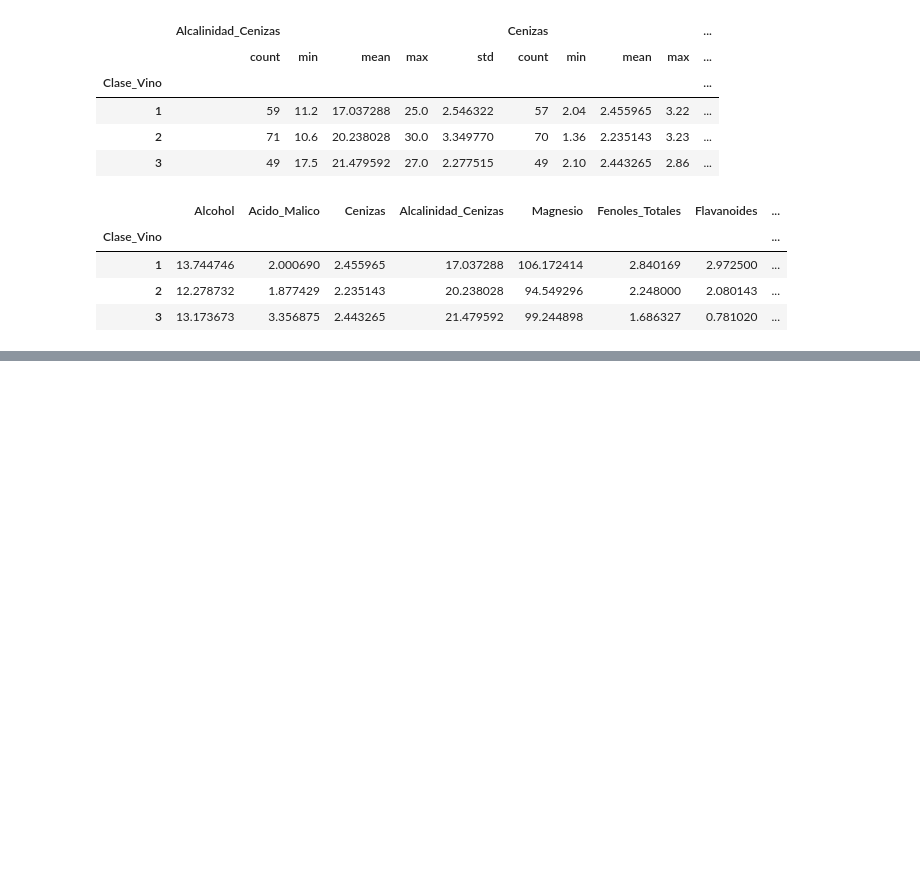
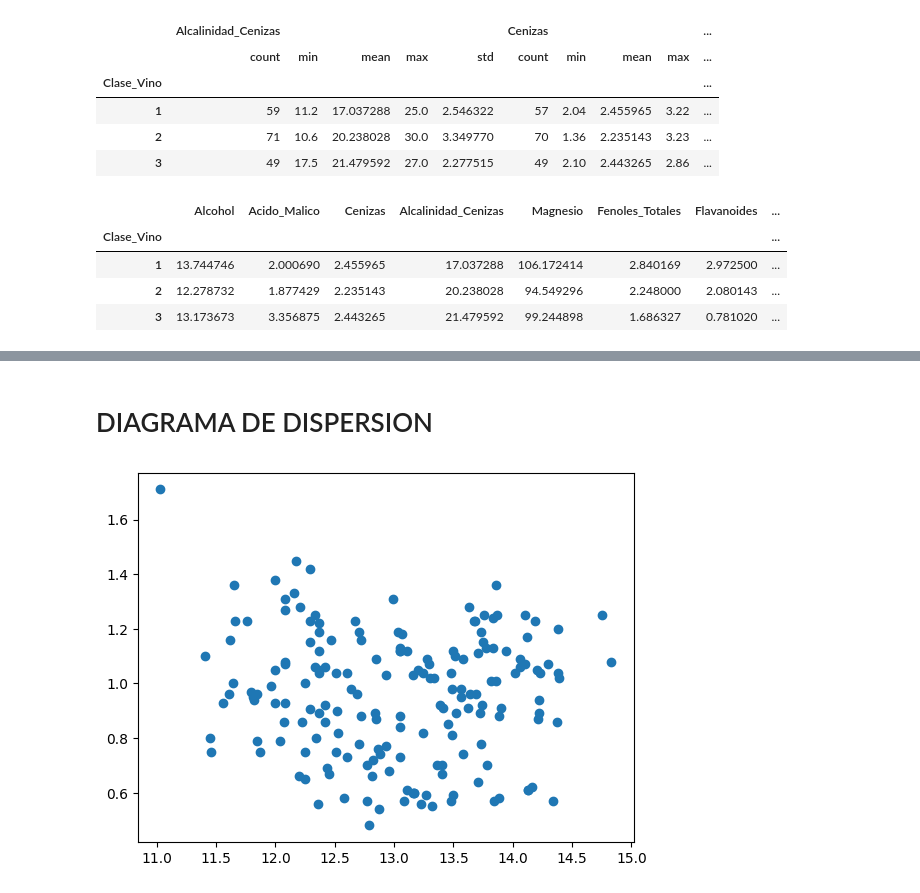
Before and after one commit to Juanesalamanca/TALLER-2, a Jupyter notebook: Taller2.ipynb, the cells around one changed output, grey strips where cells are left out. Drawn from its saved outputs; the diff is of its cells as text; code cells hidden in the pictures; blank space fills up the shorter version.

```diff
--- a/Taller2.ipynb
+++ b/Taller2.ipynb
@@ -232,0 +262,7 @@ df.loc[:,"Clase_Vino":"Prolina"].groupby("Clase_Vino").corr()
+# %% [markdown]
+# DIAGRAMA DE DISPERSION
+# %%
+plt.scatter(df["Alcohol"],df["Matiz"])
+plt.show()
+# %% [output]
+[figure, added]
```
Also changed, not shown: parts of 11 cells of this notebook.
